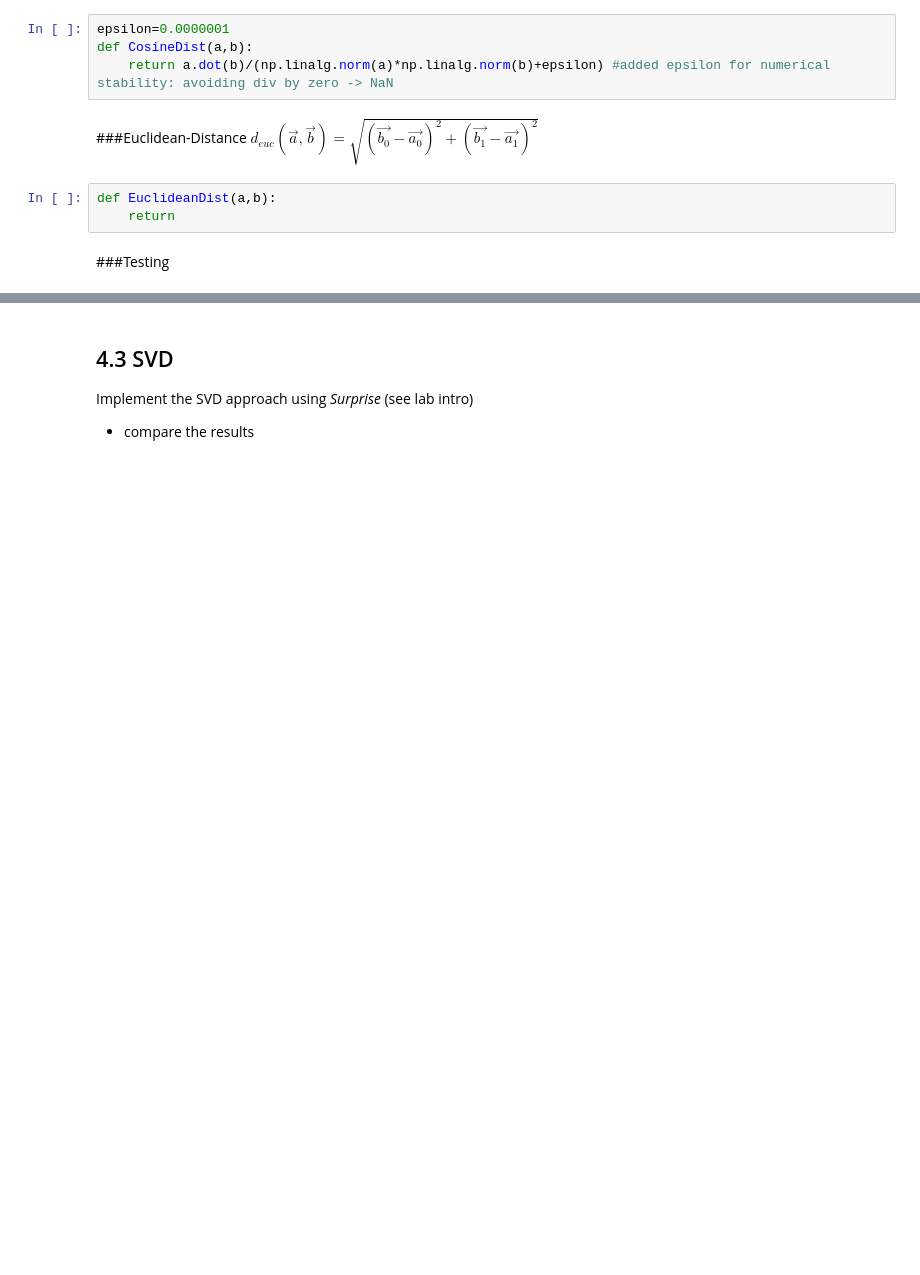
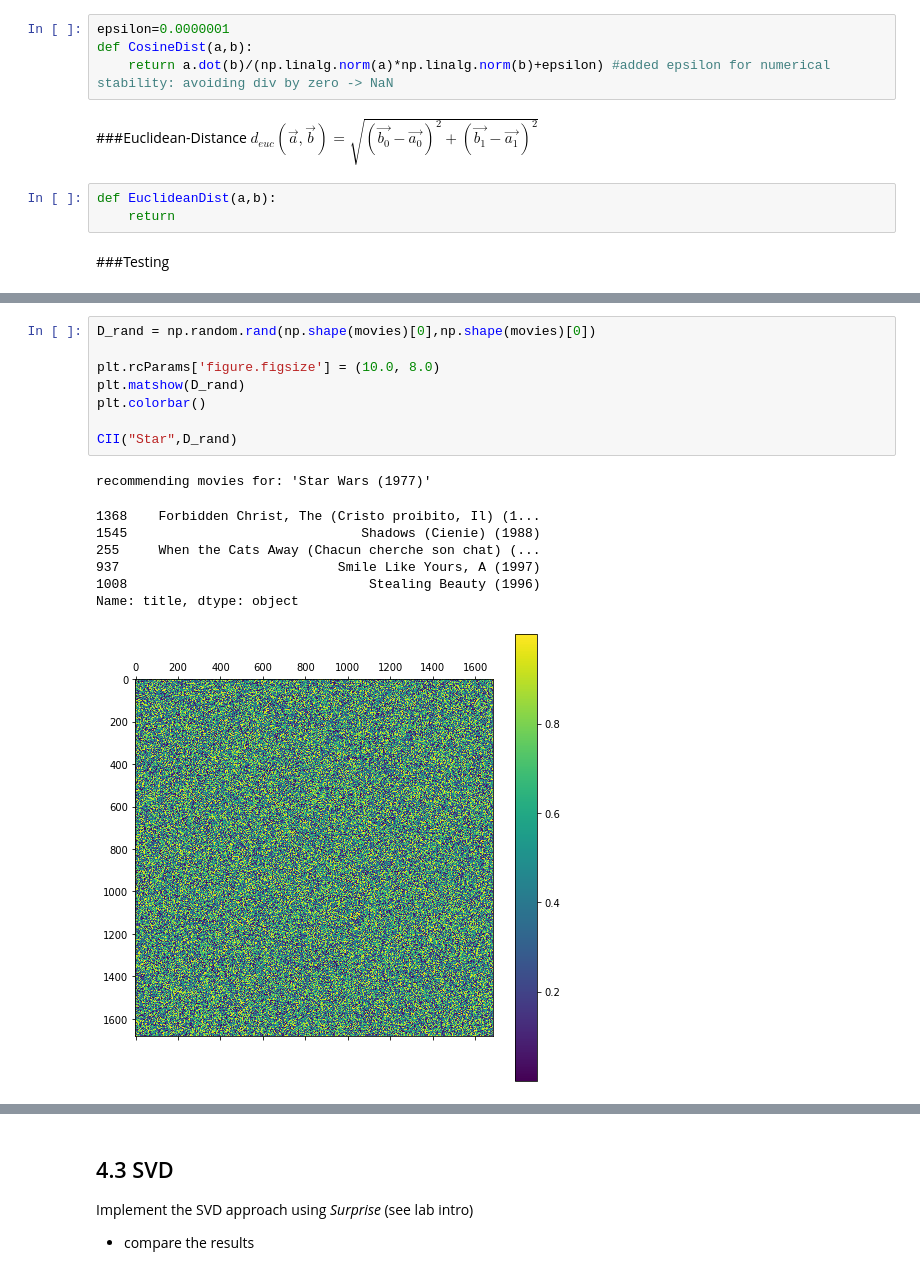
Before and after one commit to Yven42/DataScience, a Jupyter notebook: Assignment_2_recommender.ipynb, the cells around one changed output, grey strips where cells are left out. Saved outputs shown, nothing was run; the diff lists cells and outputs as text; blank space fills up the shorter version.

```diff
--- a/Assignment_2_recommender.ipynb
+++ b/Assignment_2_recommender.ipynb
@@ -161,0 +196,17 @@ CII("Star",D_euc)
+# %%
+D_rand = np.random.rand(np.shape(movies)[0],np.shape(movies)[0])
+
+plt.rcParams['figure.figsize'] = (10.0, 8.0)
+plt.matshow(D_rand)
+plt.colorbar()
+
+CII("Star",D_rand)
+# %% [output]
+recommending movies for: 'Star Wars (1977)'
+1368    Forbidden Christ, The (Cristo proibito, Il) (1...
+1545                              Shadows (Cienie) (1988)
+255     When the Cats Away (Chacun cherche son chat) (...
+937                            Smile Like Yours, A (1997)
+1008                               Stealing Beauty (1996)
+Name: title, dtype: object
+[figure, added]
```
Also changed, not shown: parts of 13 cells of this notebook.
